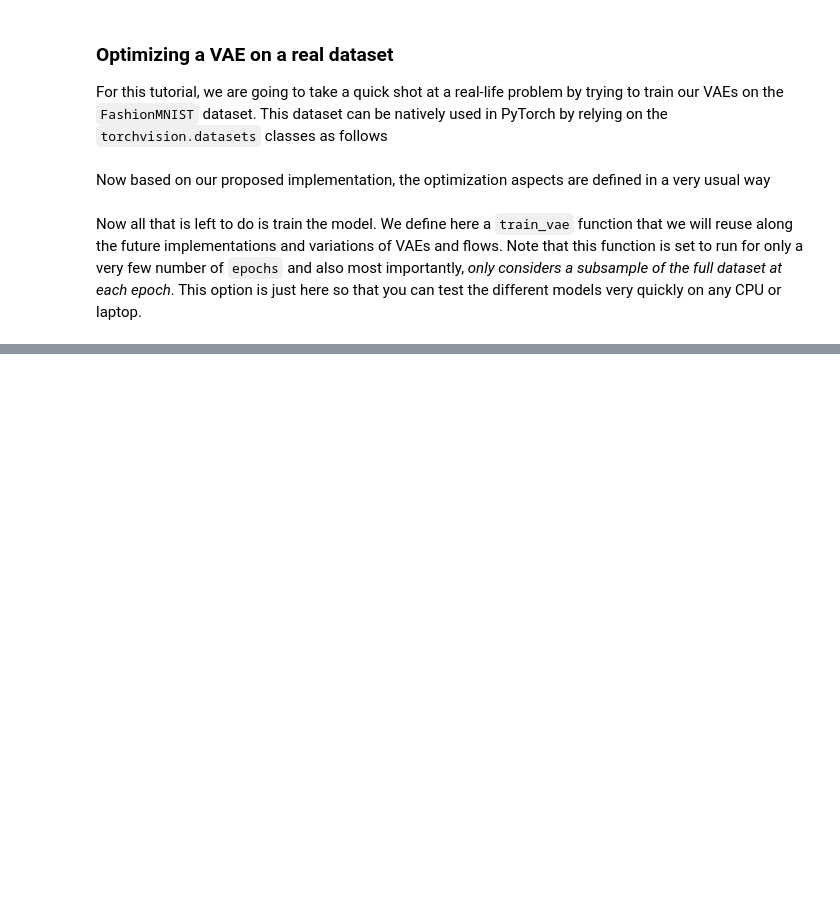
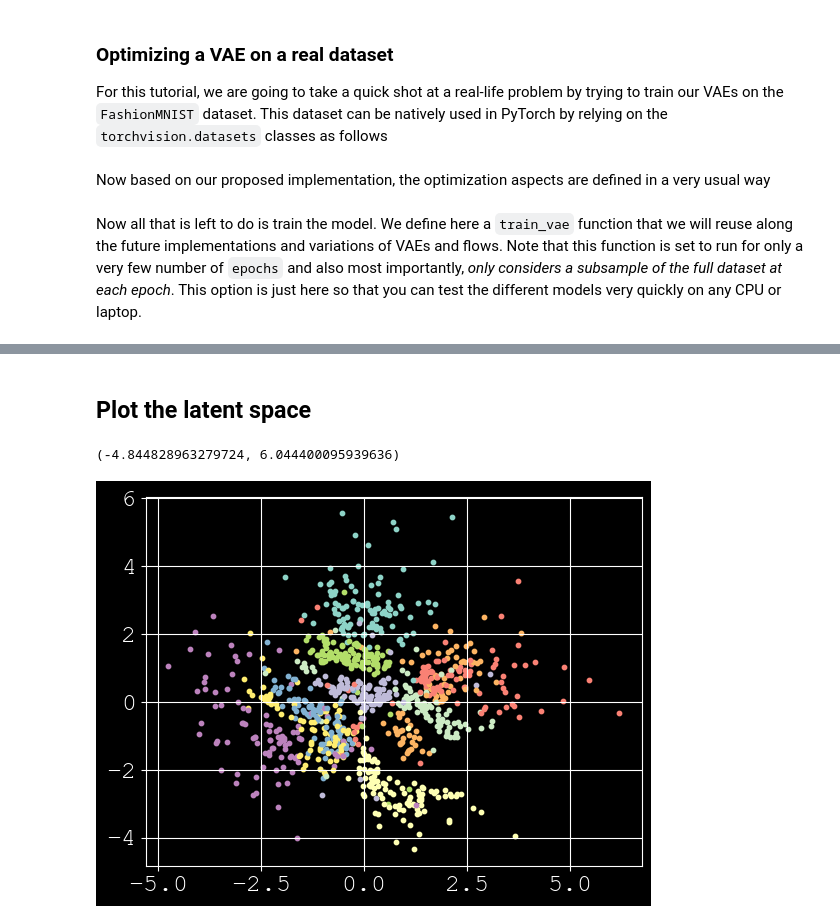
Before and after one commit to iamvcrx/Hierarchical_techno_generation_ATIAM, a Jupyter notebook: Théo NGUYEN/VAE_MNIST_Théo.ipynb, the cells around one changed output, grey strips where cells are left out. Saved outputs shown, nothing was run; the diff lists cells and outputs as text; code cells hidden in the pictures; blank space fills up the shorter version.

```diff
--- a/Théo NGUYEN/VAE_MNIST_Théo.ipynb
+++ b/Théo NGUYEN/VAE_MNIST_Théo.ipynb
@@ -310,0 +337,31 @@ torch.save(model, PATH)
+# %% [markdown]
+## Plot the latent space
+# %%
+zs = {}
+labels = {}
+for i, (x, label) in enumerate(train_loader):
+    mu, sigma = model.encode(x)
+    z, _ = model.latent(x,(mu,sigma))
+    zs[str(i)] = z
+    labels[str(i)] = label
+
+color_cycle = plt.rcParams['axes.prop_cycle'].by_key()['color']
+
+plt.figure()
+for i in range(30) :
+    for j in range(32) :
+        zx, zy = zs[str(i)][j]
+        label = labels[str(i)][j]
+        # print(int(label))
+        # break
+        plt.scatter(zx.detach().numpy(),zy.detach().numpy(), s=10, label=f"{labels[str(i)][j]}",color = color_cycle[int(label)])
+plt.grid()
+# plt.legend()
+plt.xlabel("")
+plt.ylabel("")
+plt.title(r"")
+plt.xlim()
+plt.ylim()
+# %% [output]
+(-4.844828963279724, 6.044400095939636)
+[figure, added]
```
Also changed, not shown: parts of 10 cells of this notebook, 3 other files.
